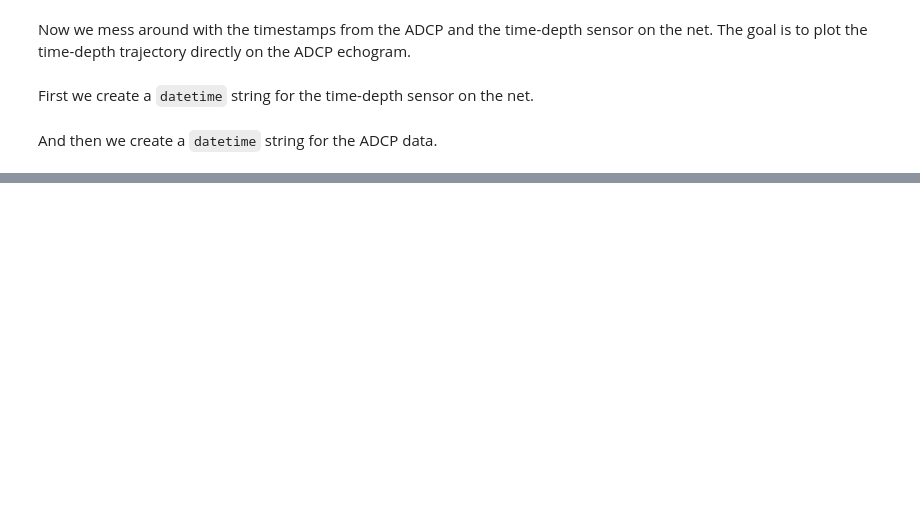
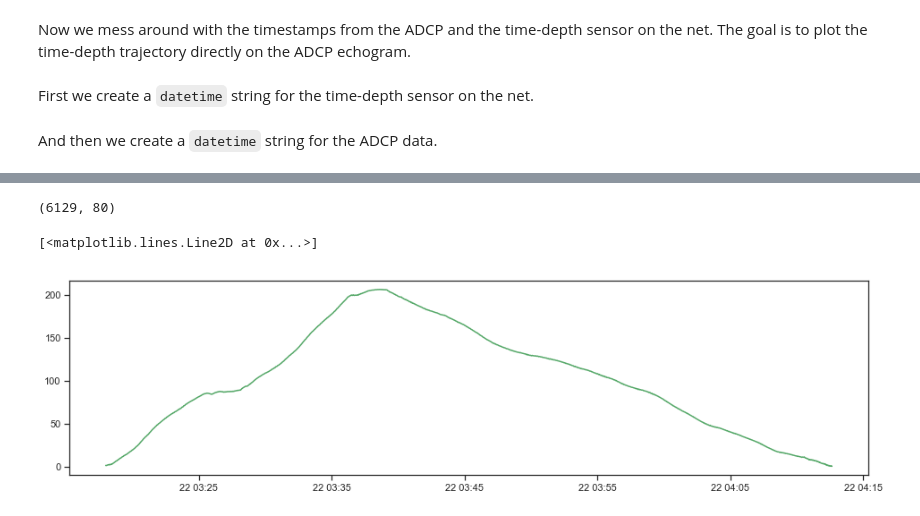
Before and after one commit to leewujung/adcp2Sv, a Jupyter notebook: RR1812_net_tow_20180721.ipynb, the cells around one changed output, grey strips where cells are left out. Drawn from its saved outputs; the diff is of its cells as text; code cells hidden in the pictures; blank space fills up the shorter version.

```diff
--- a/RR1812_net_tow_20180721.ipynb
+++ b/RR1812_net_tow_20180721.ipynb
@@ -120,3 +102,5 @@ net = pd.read_csv(csv_pname+csv_fname,\
                  names=['Index','Device_ID','File_ID',\
                         'year','month','day','hour','minute','second',\
                         'Offset','Pressure','Temperature'])
+# %%
+net['second'] = net['Offset']
@@ -126,4 +112,4 @@ Now we mess around with the timestamps from the ADCP and the time-depth sensor o
 First we create a `datetime` string for the time-depth sensor on the net.
 # %%
 net_timestamp = pd.to_datetime(net.loc[:, 'year':'second'])
-net_timestamp = net_timestamp.dt.tz_localize('US/Pacific')
+net_timestamp = net_timestamp.dt.tz_localize('US/Pacific').dt.tz_convert('UTC')  # convert from Pacific to UTC
@@ -137,0 +209,33 @@ adcp_timestamp = adcp_timestamp.dt.tz_localize('UTC')
+# %%
+idx_jump = int(np.floor(adcp_echogram.shape[0]/8))
+idx_cnt = np.arange(0,adcp_echogram.shape[0],idx_jump)
+adcp_echogram.shape
+# %% [output]
+(6129, 80)
+# %%
+import seaborn as sns
+sns.set()
+# %%
+fig = plt.figure(figsize=(16,4))
+ax = fig.add_subplot(1,1,1)
+g = sns.heatmap(adcp_echogram.T,ax=ax,cmap='viridis',vmax=260,vmin=160,xticklabels=1000,yticklabels=10)
+
+g.set_xlabel('UTC Time (hr:min)',fontsize=16,fontweight='bold')
+g.set_ylabel('Depth (m)',fontsize=16,fontweight='bold')
+sns.set_style("ticks")
+g.tick_params(labelsize=14)
+
+sns.lineplot(data=net_td)
+# net_td.plot(ax=ax)
+# ax.plot(net_td.index,net_td.depth,color='w',linewidth=10)
+# sns.lineplot(data=net_td,color='w')
+# sns.lineplot(data=net_td,color='w',alpha=0.7)
+
+plt.show()
+# %%
+fig = plt.figure(figsize=(16,4))
+ax = fig.add_subplot(1,1,1)
+ax.plot(net_timestamp,net_td.depth,color='g')
+# %% [output]
+[<matplotlib.lines.Line2D at 0x...>]
+[figure, added]
```
Also changed, not shown: parts of 24 cells of this notebook, 2 other files.
